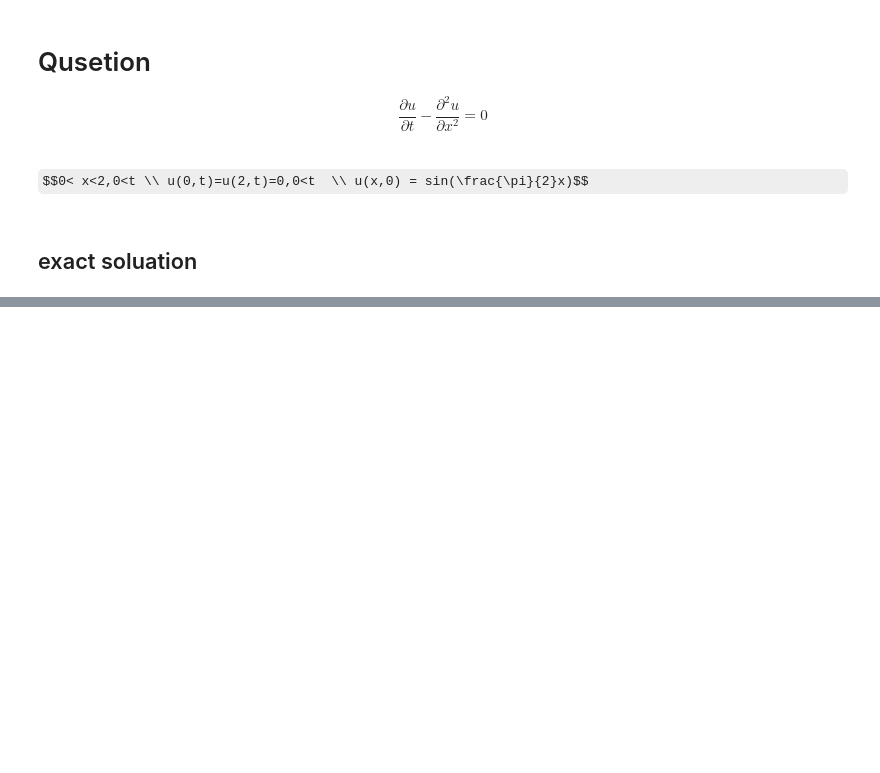
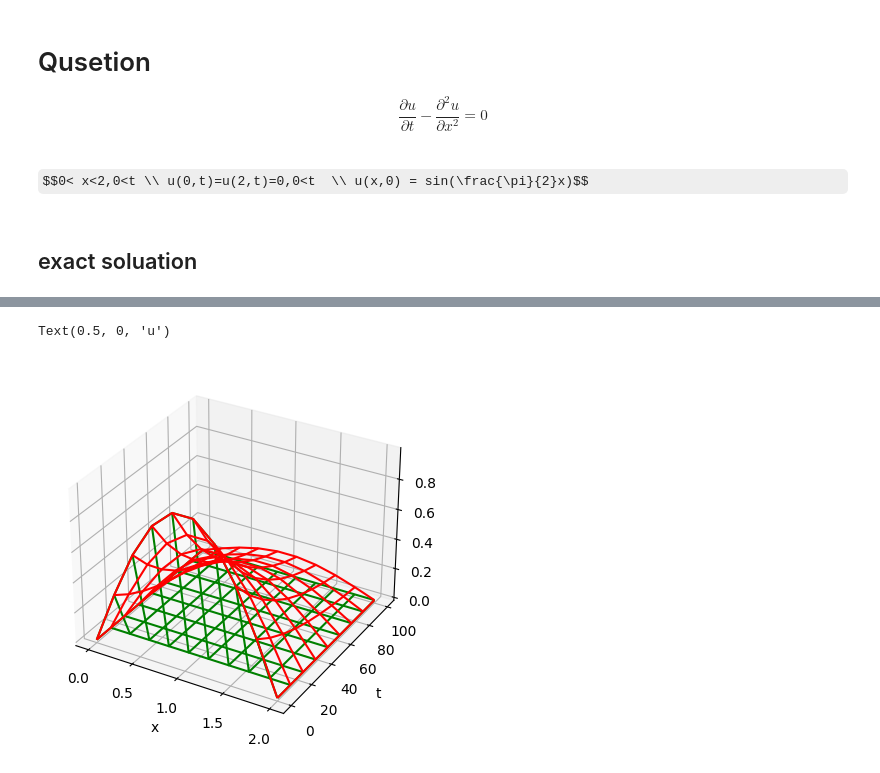
Before and after one commit to leoliu5550/numerical, a Jupyter notebook: Crank_Nicolson_Method.ipynb, the cells around one changed output, grey strips where cells are left out. Cells and saved outputs as stored; diff of their text form; code cells hidden in the pictures; some formulas as TeX source; blank space fills up the shorter version.

```diff
--- a/Crank_Nicolson_Method.ipynb
+++ b/Crank_Nicolson_Method.ipynb
@@ -21 +20,10 @@ def exact_soluation(x_range, t_range):
+# %%
+def bound_condition(Lx, Lt):
+    u = np.zeros([len(Lx)])
+    for i in range(len(Lx)):
+        if Lx[i] == 0 or Lx[i] == 2:
+            u[i]==0
+        elif Lt[i] == 0:
+            u[i] = np.sin(np.pi*Lx[i]/2)
+    return u
 # %%
@@ -52,0 +105,25 @@ array([  0.        ,   1.01010101,   2.02020202,   3.03030303,
+# %%
+u2 = []
+for i in range(k): # by t
+    if i == 0:
+        u2.append(bound_condition(x[0],t[0]))
+    else:
+        u2.append(copy.deepcopy(u2[i-1]))
+
+        B = u2[i][1:-1]
+        B = B @ crank_Bmetrix(h)
+        u2[i][1:-1] = SOR(crank_Ametrix(h),B)
+# %%
+u2 = np.array(np.abs(u2))
+# %%
+u = exact_soluation(x,t)
+ax = plt.axes(projection='3d')
+ax.plot_wireframe(x,t,u,color='g')
+ax.plot_wireframe(x,t,u2,color='r')
+
+ax.set_xlabel('x')
+ax.set_ylabel('t')
+ax.set_zlabel('u')
+# %% [output]
+Text(0.5, 0, 'u')
+[figure, added]
```
Also changed, not shown: parts of 10 cells of this notebook, 3 other files.
